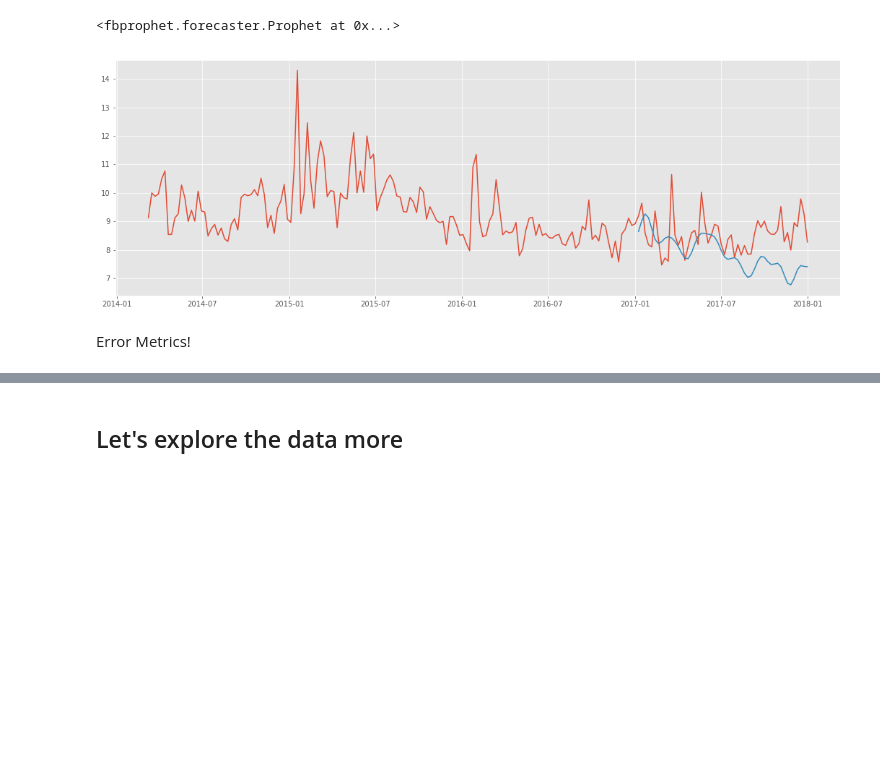
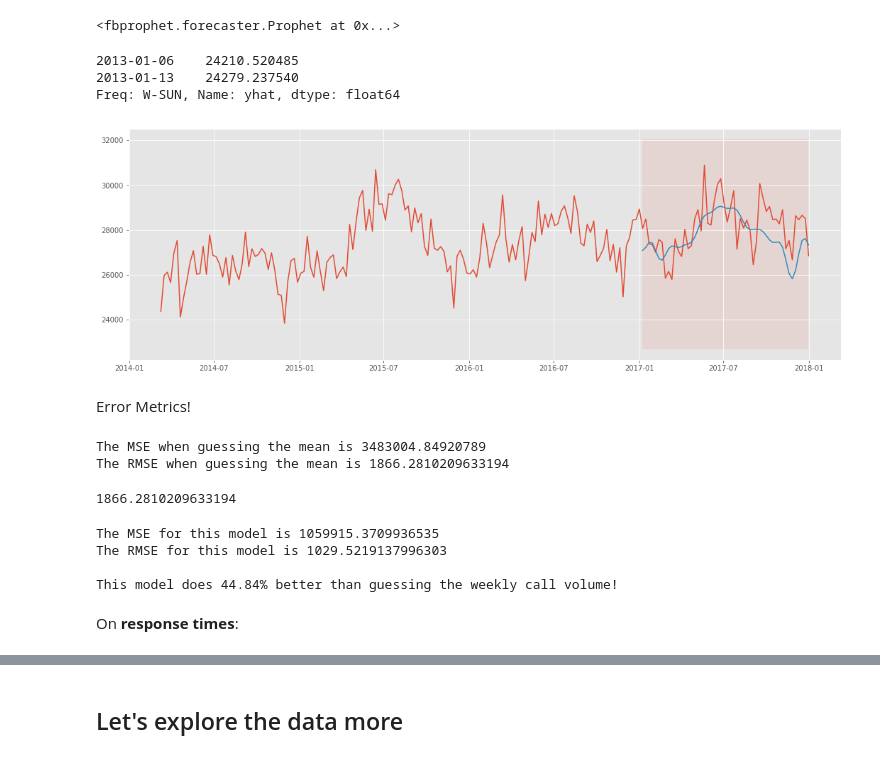
Before and after one commit to boscacci/NYC-EMS-Time-Series, a Jupyter notebook: 2019-01-23_1409_EMS.ipynb, the cells around one changed output, grey strips where cells are left out. Cells and saved outputs as stored; diff of their text form; code cells hidden in the pictures; blank space fills up the shorter version.

```diff
--- a/2019-01-23_1409_EMS.ipynb
+++ b/2019-01-23_1409_EMS.ipynb
@@ -582,5 +591,10 @@ There are usually around 3844.13 calls per day.
+# %%
+endogenous_train = weekly_call_volume[:-52]
+exogenous_train = weekly_call_volume_df.drop(['sum of weekly calls'], axis=1)[:-52]
+endogenous_test = weekly_call_volume[-52:]
+exogenous_test = weekly_call_volume_df.drop(['sum of weekly calls'], axis=1)[-52:]
 # %%
-df = pd.DataFrame(weekly_average_response_time[:-52]) # Formatting a DF how Prophet likes it
+df = pd.DataFrame(endogenous_train) # Formatting a DF how Prophet likes it
 df.columns = ['y']
 df['ds'] = df.index
 m = Prophet(weekly_seasonality=True, daily_seasonality=True)
@@ -592,12 +606,58 @@ future = m.make_future_dataframe(periods=52, freq='W')
 forecast = m.predict(future)
 # %%
 forecast.index = pd.date_range(start=df.index[0], periods=len(forecast), freq='W')
+# %%
+forecast['yhat'][0:2]
+# %% [output]
+2013-01-06    24210.520485
+2013-01-13    24279.237540
+Freq: W-SUN, Name: yhat, dtype: float64
 # %%
 plt.figure(figsize=(18,6))
-plt.plot(weekly_average_response_time[-200:])
+plt.plot(weekly_call_volume[-200:])
+
+plt.fill_betweenx(ax.get_ylim(),
+                 weekly_average_response_time[-52:-50].index[0],
+                 '2017-12-31',
+                 alpha=.1, zorder=-1)
+
 plt.plot(forecast['yhat'][-52:])
 plt.show()
 # %% [output]
-[figure, old version]
+[figure, new version]
 # %% [markdown]
 Error Metrics!
+# %%
+call_vol_mean = np.zeros((len(weekly_call_volume),1))
+call_vol_mean.fill(np.mean(weekly_call_volume[:-52]))
+
+call_vol_mean = pd.DataFrame(call_vol_mean,
+                                      index=weekly_call_volume.index)
+
+baseline_mse = np.mean((call_vol_mean[-52:][0] - endogenous_test)**2)
+
+baseline_rmse = np.sqrt(baseline_mse)
+print('The MSE when guessing the mean is {}'.format(baseline_mse))
+print('The RMSE when guessing the mean is {}'.format(baseline_rmse))
+# %% [output]
+The MSE when guessing the mean is 3483004.84920789
+The RMSE when guessing the mean is 1866.2810209633194
+# %%
+baseline_rmse
+# %% [output]
+1866.2810209633194
+# %%
+mse = ((forecast['yhat'][-52:] - endogenous_test)**2).mean()
+rmse = np.sqrt(mse)
+print('The MSE for this model is {}'.format(mse))
+print('The RMSE for this model is {} \n'.format(rmse))
+
+print(f'''This model does {np.round((((baseline_rmse - rmse) / baseline_rmse) * 100),
+                                    decimals=2)}% better than guessing the weekly call volume!''')
+# %% [output]
+The MSE for this model is 1059915.3709936535
+The RMSE for this model is 1029.5219137996303
+
+This model does 44.84% better than guessing the weekly call volume!
+# %% [markdown]
+On **response times**:
```
Also changed, not shown: parts of 56 cells of this notebook, 1 other file.
